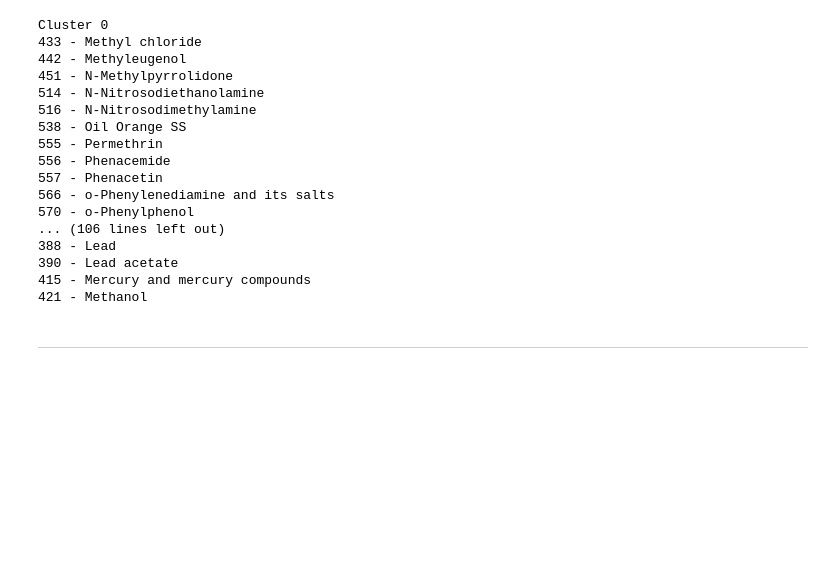
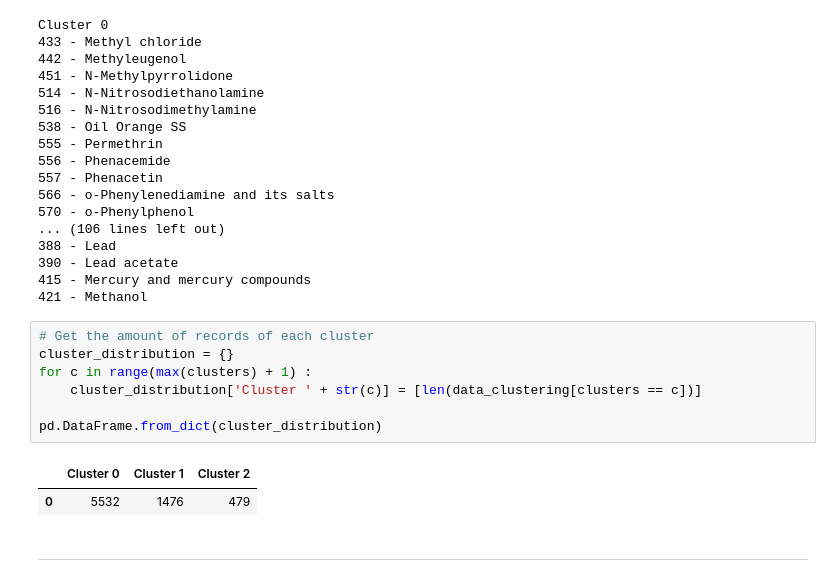
Before and after one commit to jmssalas/master-bigdata-businessanalytics, a Jupyter notebook: 09-masters-thesis/src/clustering.ipynb, the cells around one changed output. Drawn from its saved outputs; the diff is of its cells as text; blank space fills up the shorter version.

```diff
--- a/09-masters-thesis/src/clustering.ipynb
+++ b/09-masters-thesis/src/clustering.ipynb
@@ -468,6 +466,16 @@ Cluster 0
 390 - Lead acetate
 415 - Mercury and mercury compounds
 421 - Methanol
+# %%
+# Get the amount of records of each cluster
+cluster_distribution = {}
+for c in range(max(clusters) + 1) :
+    cluster_distribution['Cluster ' + str(c)] = [len(data_clustering[clusters == c])]
+
+pd.DataFrame.from_dict(cluster_distribution)
+# %% [output]
+|  | Cluster 0 | Cluster 1 | Cluster 2 |
+| 0 | 5532 | 1476 | 479 |
 # %% [markdown]
 ---
 # %% [markdown]
```
Also changed, not shown: parts of 12 cells of this notebook, 38 other files.
